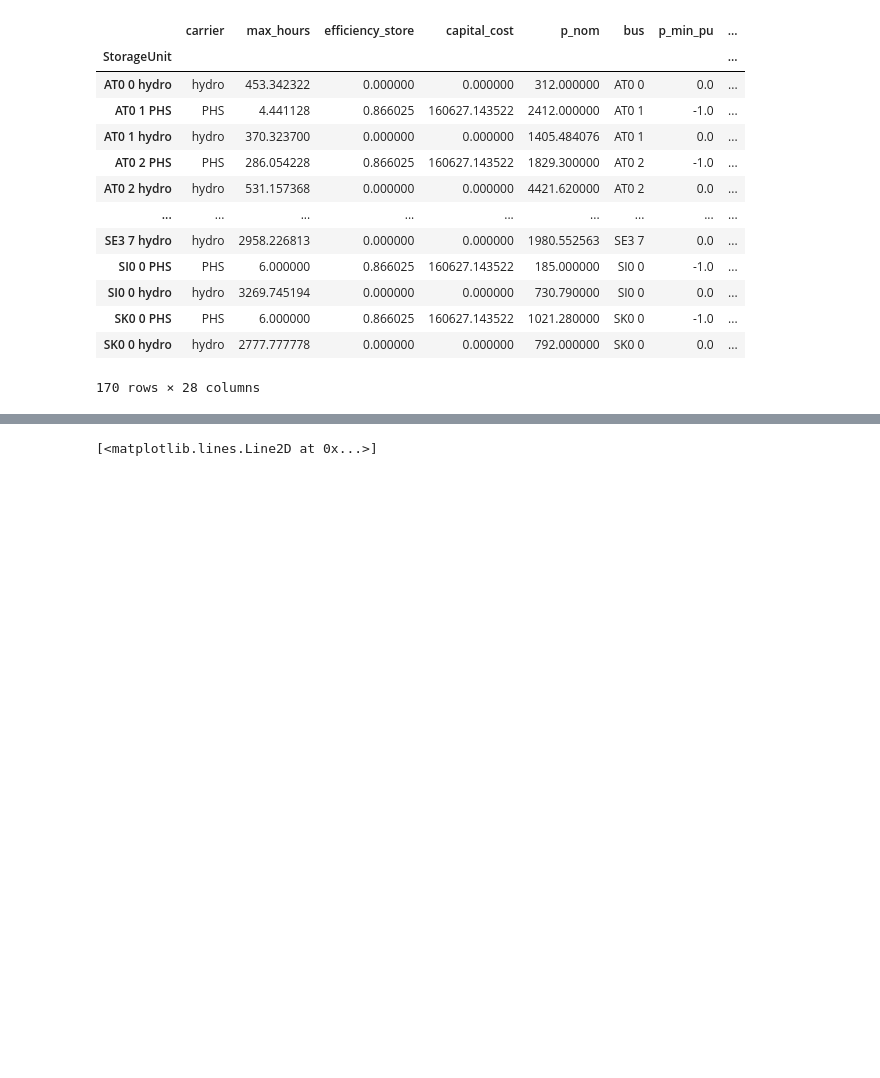
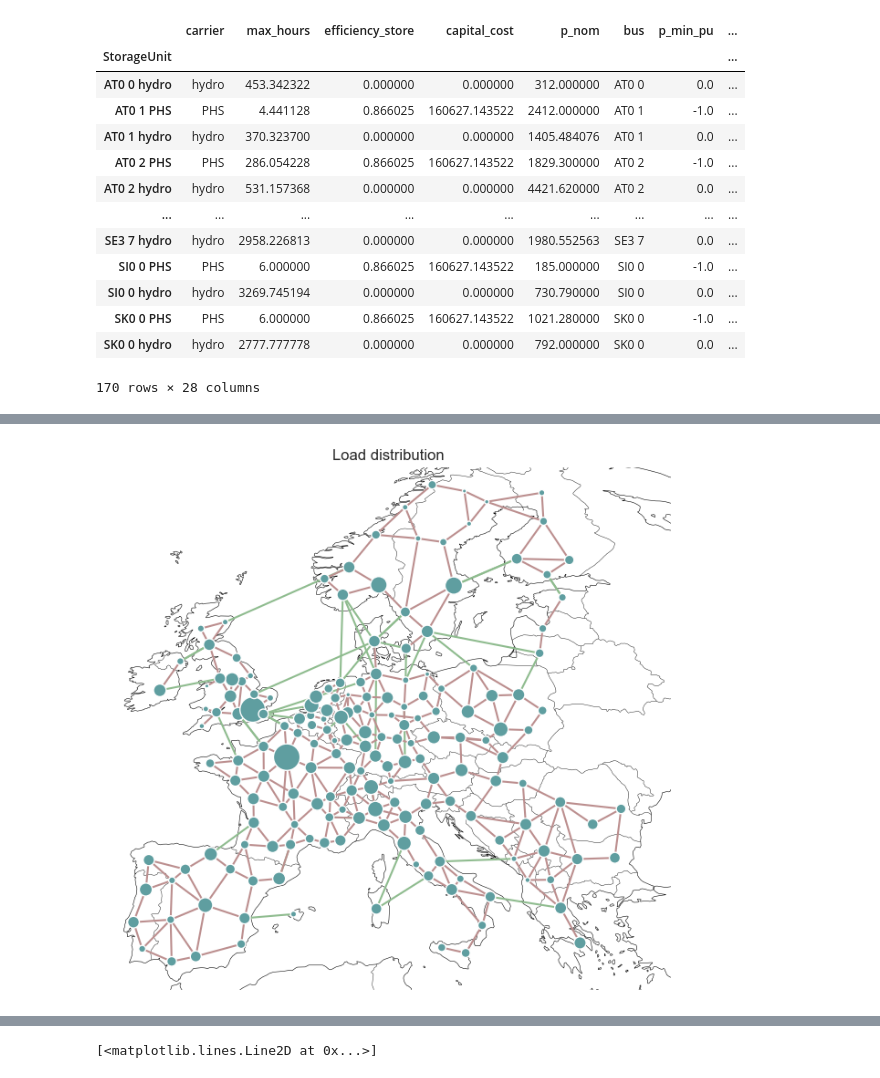
Before and after one commit to JulianGeis/master_thesis, a Jupyter notebook: notebooks/startup.ipynb, the cells around one changed output, grey strips where cells are left out. Saved outputs shown, nothing was run; the diff lists cells and outputs as text; code cells hidden in the pictures; blank space fills up the shorter version.

```diff
--- a/notebooks/startup.ipynb
+++ b/notebooks/startup.ipynb
@@ -141,0 +182,10 @@ n.storage_units
+# %%
+fig, ax = plt.subplots(1, 1, subplot_kw={"projection": ccrs.EqualEarth()}, figsize=(8, 8))
+
+bus_locs = pd.Index(m.buses.location.unique())
+load_distribution = m.loads_t.p[bus_locs].sum()/m.loads_t.p[bus_locs].sum().max()
+
+m.plot(bus_sizes=1*load_distribution, ax=ax, title="Load distribution", projection=ccrs.EqualEarth())
+plt.show()
+# %% [output]
+[figure, added]
```
Also changed, not shown: parts of 41 cells of this notebook, 2 other files.
